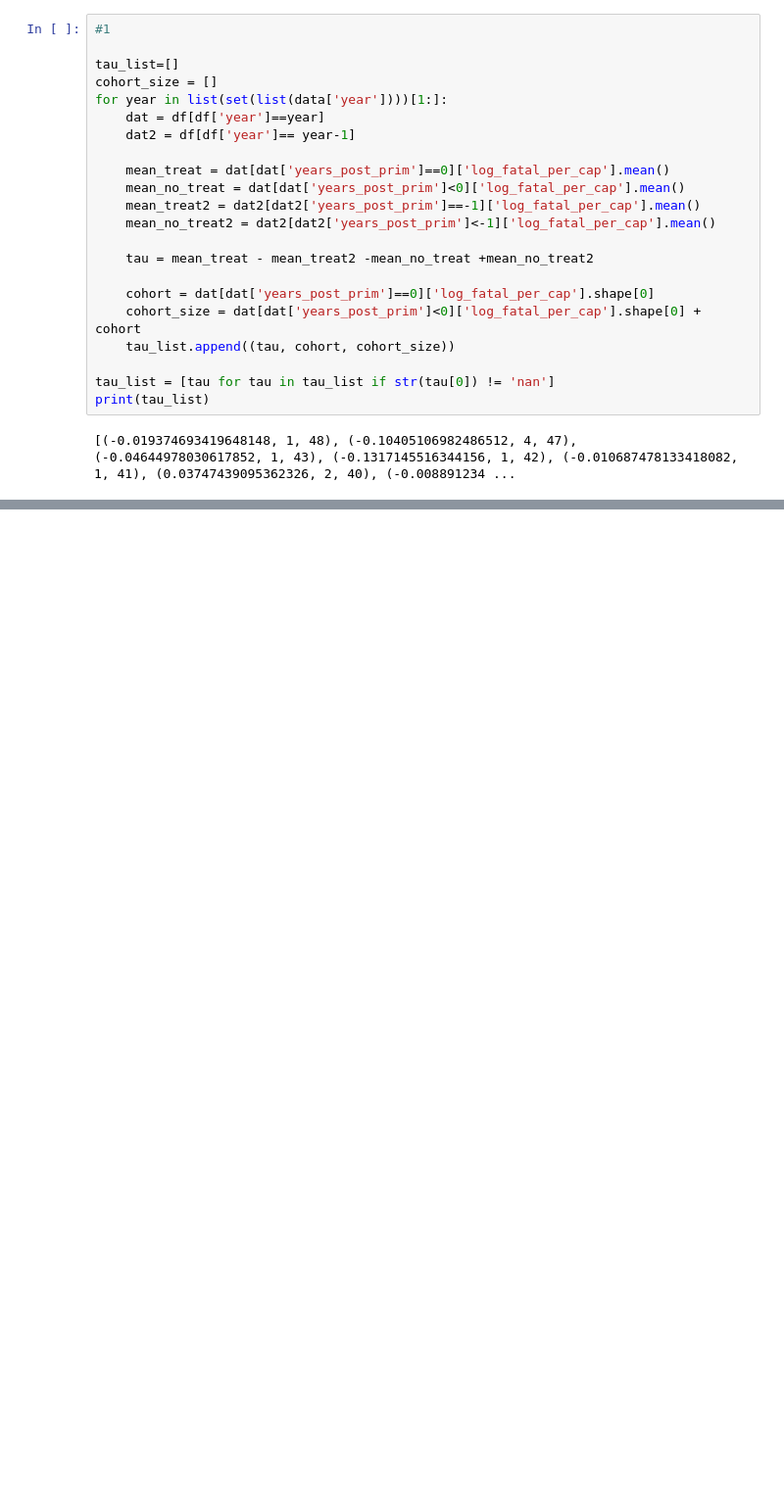
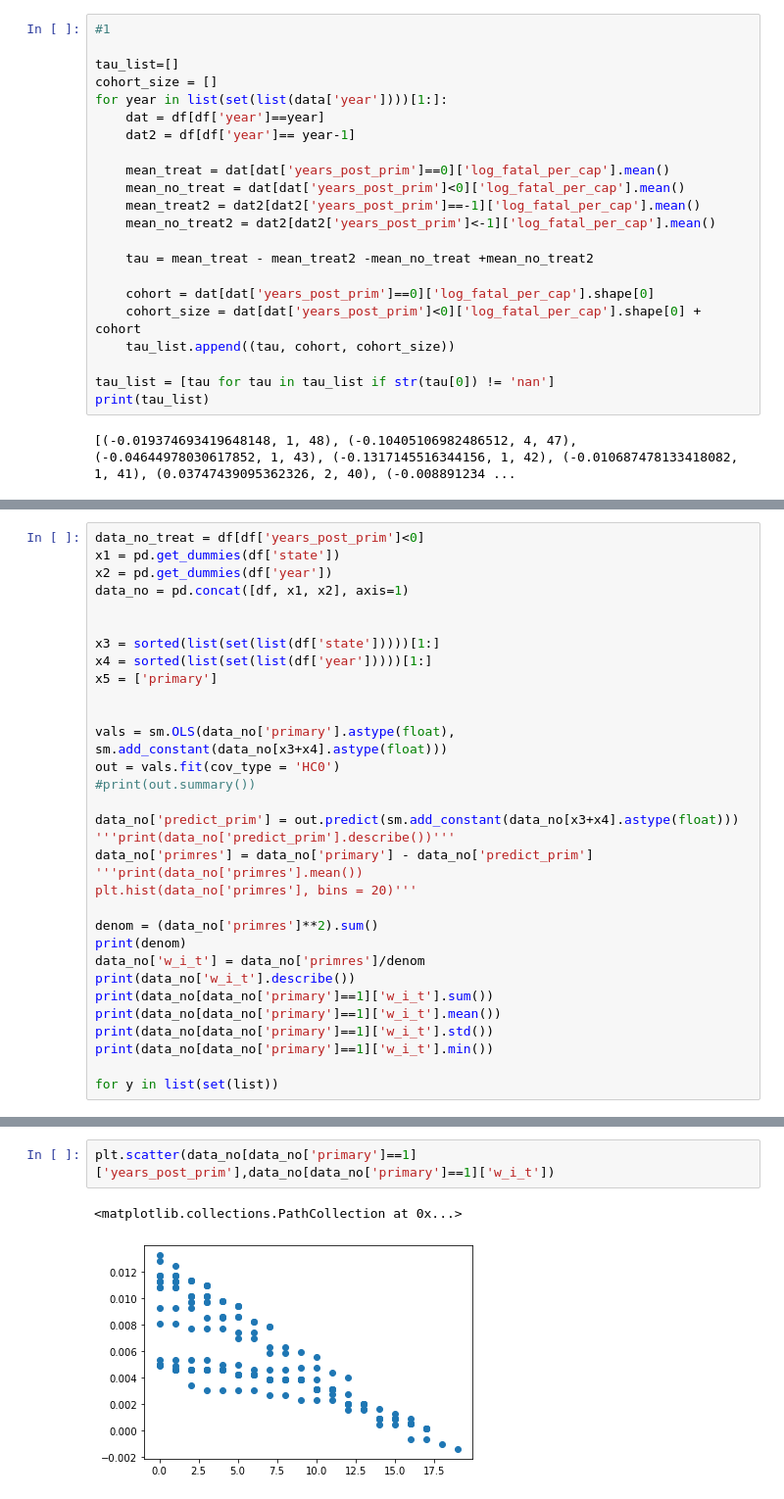
Before and after one commit to yazenkk/ARE213_Fall2023, a Jupyter notebook: PSet 2/Python/ARE213 PSet2 Question3.ipynb, the cells around one changed output, grey strips where cells are left out. Shown at 98% size. Drawn from its saved outputs; the diff is of its cells as text; blank space fills up the shorter version.

```diff
--- a/PSet 2/Python/ARE213 PSet2 Question3.ipynb
+++ b/PSet 2/Python/ARE213 PSet2 Question3.ipynb
@@ -421,0 +502,32 @@ See the caveats in the documentation: https://pandas.pydata.org/pandas-docs/stab
+# %%
+data_no_treat = df[df['years_post_prim']<0]
+x1 = pd.get_dummies(df['state'])
+x2 = pd.get_dummies(df['year'])
+data_no = pd.concat([df, x1, x2], axis=1)
+
+
+x3 = sorted(list(set(list(df['state']))))[1:]
+x4 = sorted(list(set(list(df['year']))))[1:]
+x5 = ['primary']
+
+
+vals = sm.OLS(data_no['primary'].astype(float), sm.add_constant(data_no[x3+x4].astype(float)))
+out = vals.fit(cov_type = 'HC0')
+#print(out.summary())
+
+data_no['predict_prim'] = out.predict(sm.add_constant(data_no[x3+x4].astype(float)))
+'''print(data_no['predict_prim'].describe())'''
+data_no['primres'] = data_no['primary'] - data_no['predict_prim']
+'''print(data_no['primres'].mean())
+plt.hist(data_no['primres'], bins = 20)'''
+
+denom = (data_no['primres']**2).sum()
+print(denom)
+data_no['w_i_t'] = data_no['primres']/denom
+print(data_no['w_i_t'].describe())
+print(data_no[data_no['primary']==1]['w_i_t'].sum())
+print(data_no[data_no['primary']==1]['w_i_t'].mean())
+print(data_no[data_no['primary']==1]['w_i_t'].std())
+print(data_no[data_no['primary']==1]['w_i_t'].min())
+
+for y in list(set(list))
@@ -421,0 +545,5 @@ See the caveats in the documentation: https://pandas.pydata.org/pandas-docs/stab
+# %%
+plt.scatter(data_no[data_no['primary']==1]['years_post_prim'],data_no[data_no['primary']==1]['w_i_t'])
+# %% [output]
+<matplotlib.collections.PathCollection at 0x...>
+[figure, added]
```
Also changed, not shown: parts of 11 cells of this notebook.
